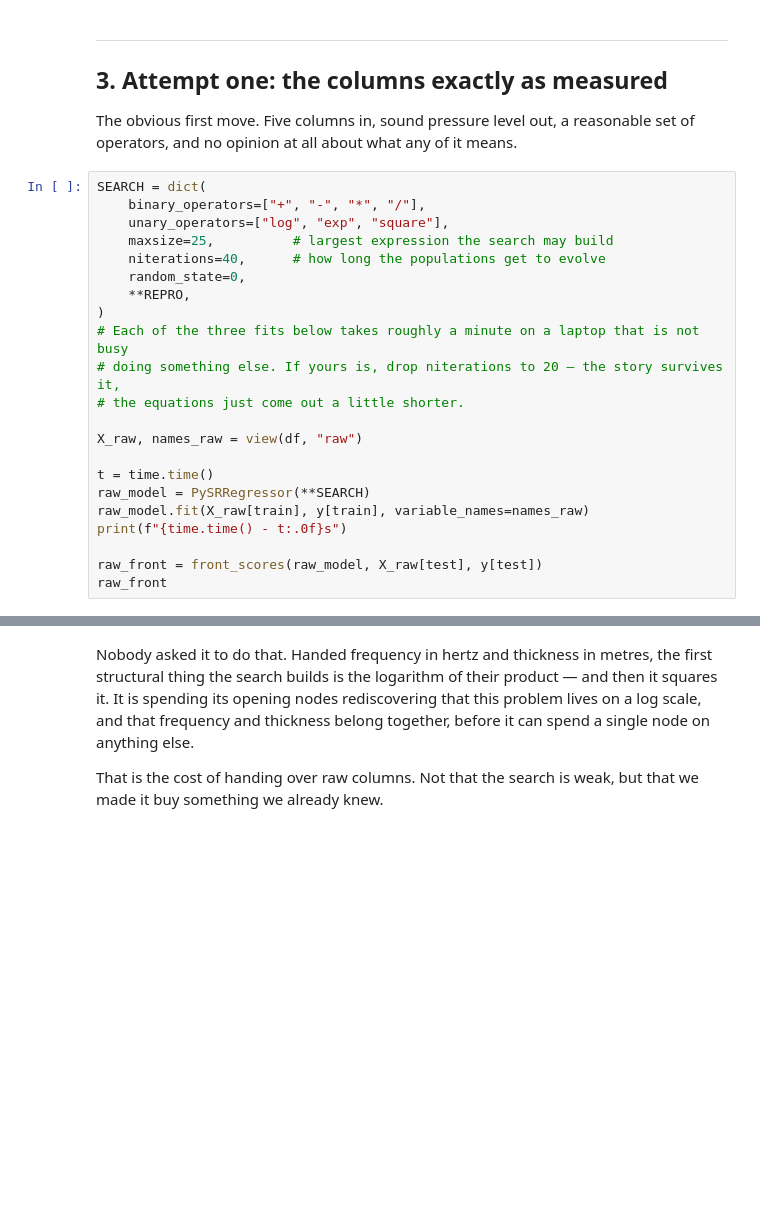
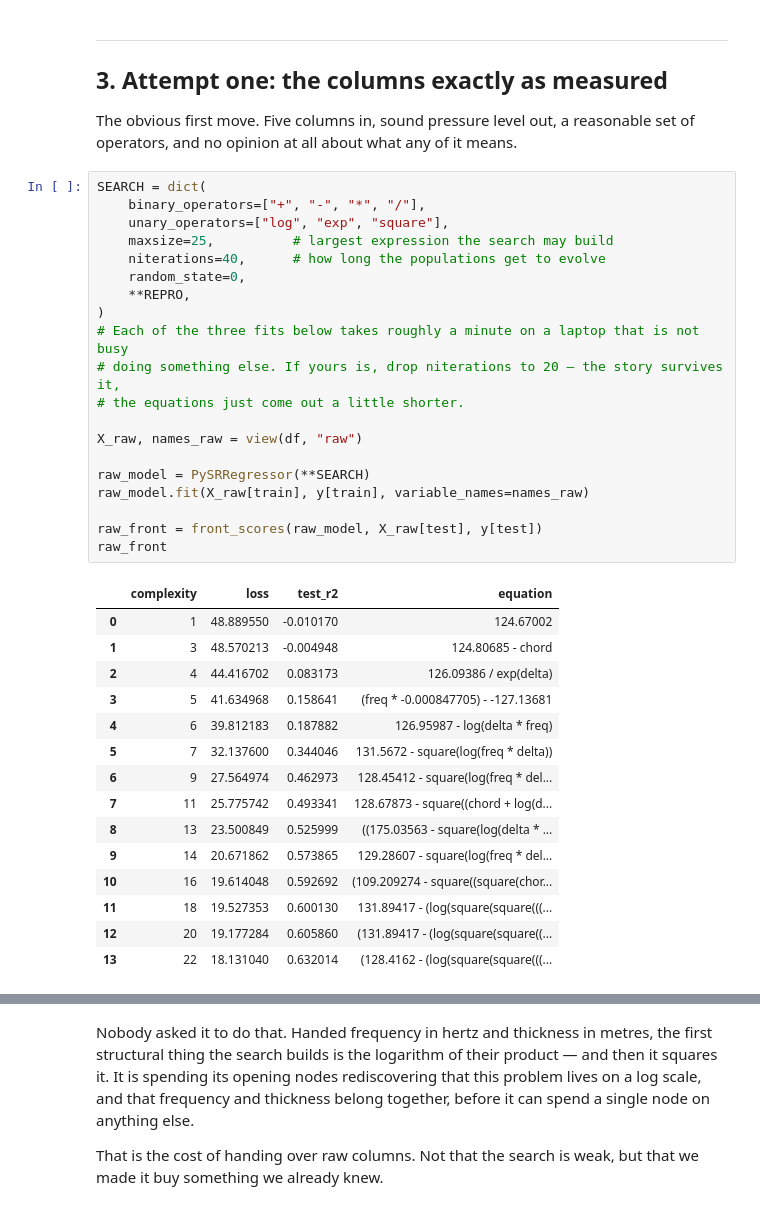
Before and after one commit to ibrahim775/sr_tutorial_material, a Jupyter notebook: 02_hands_on/02_airfoil_self_noise.ipynb, the cells around one changed output, grey strips where cells are left out. Saved outputs shown, nothing was run; the diff lists cells and outputs as text; blank space fills up the shorter version.

```diff
--- a/02_hands_on/02_airfoil_self_noise.ipynb
+++ b/02_hands_on/02_airfoil_self_noise.ipynb
@@ -119,22 +148,36 @@ operators, and no opinion at all about what any of it means.
 # %%
 SEARCH = dict(
     binary_operators=["+", "-", "*", "/"],
     unary_operators=["log", "exp", "square"],
     maxsize=25,          # largest expression the search may build
     niterations=40,      # how long the populations get to evolve
     random_state=0,
     **REPRO,
 )
 # Each of the three fits below takes roughly a minute on a laptop that is not busy
 # doing something else. If yours is, drop niterations to 20 — the story survives it,
 # the equations just come out a little shorter.
 
 X_raw, names_raw = view(df, "raw")
 
-t = time.time()
 raw_model = PySRRegressor(**SEARCH)
 raw_model.fit(X_raw[train], y[train], variable_names=names_raw)
-print(f"{time.time() - t:.0f}s")
 
 raw_front = front_scores(raw_model, X_raw[test], y[test])
 raw_front
+# %% [output]
+|  | complexity | loss | test_r2 | equation |
+| 0 | 1 | 48.889550 | -0.010170 | 124.67002 |
+| 1 | 3 | 48.570213 | -0.004948 | 124.80685 - chord |
+| 2 | 4 | 44.416702 | 0.083173 | 126.09386 / exp(delta) |
+| 3 | 5 | 41.634968 | 0.158641 | (freq * -0.000847705) - -127.13681 |
+| 4 | 6 | 39.812183 | 0.187882 | 126.95987 - log(delta * freq) |
+| 5 | 7 | 32.137600 | 0.344046 | 131.5672 - square(log(freq * delta)) |
+| 6 | 9 | 27.564974 | 0.462973 | 128.45412 - square(log(freq * del... |
+| 7 | 11 | 25.775742 | 0.493341 | 128.67873 - square((chord + log(d... |
+| 8 | 13 | 23.500849 | 0.525999 | ((175.03563 - square(log(delta * ... |
+| 9 | 14 | 20.671862 | 0.573865 | 129.28607 - square(log(freq * del... |
+| 10 | 16 | 19.614048 | 0.592692 | (109.209274 - square((square(chor... |
+| 11 | 18 | 19.527353 | 0.600130 | 131.89417 - (log(square(square(((... |
+| 12 | 20 | 19.177284 | 0.605860 | (131.89417 - (log(square(square((... |
+| 13 | 22 | 18.131040 | 0.632014 | (128.4162 - (log(square(square(((... |
```
Also changed, not shown: parts of 35 cells of this notebook, 10 other files.
